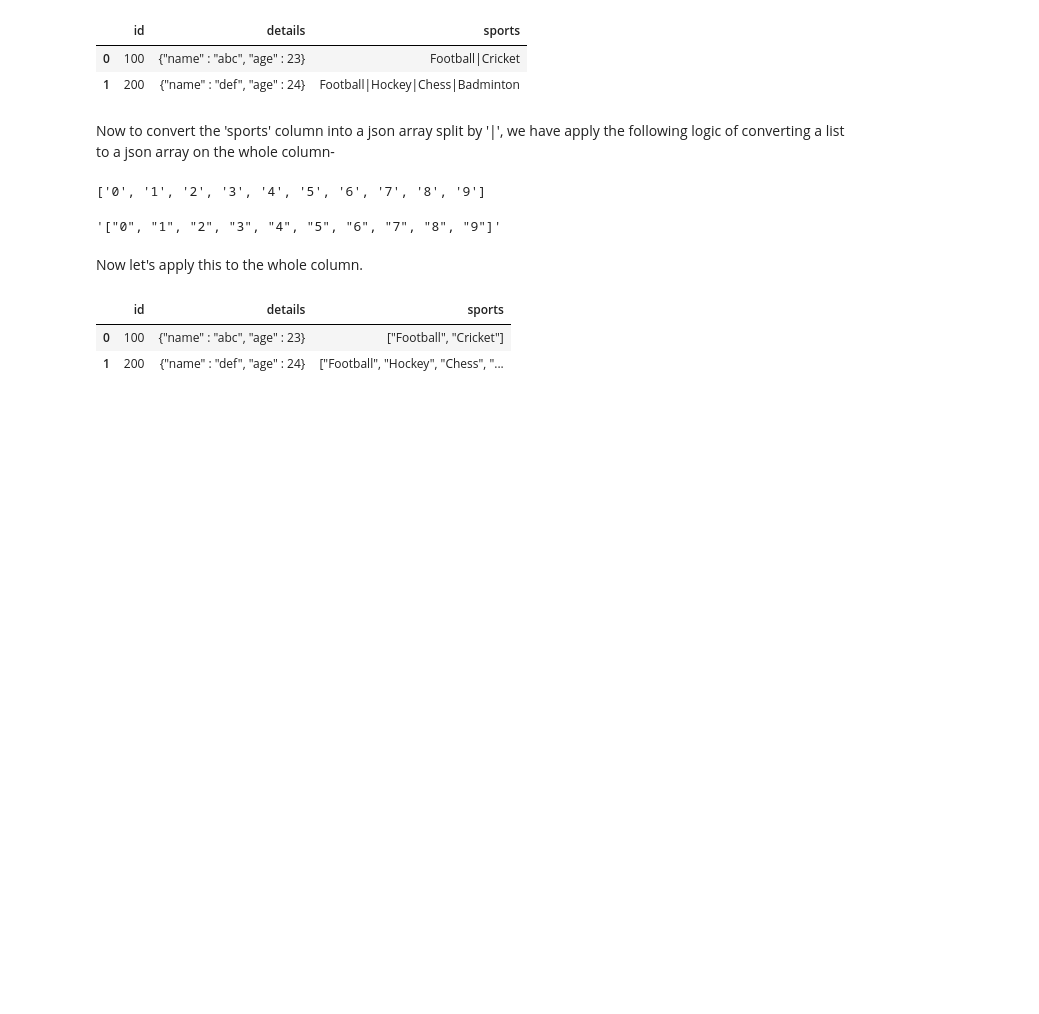
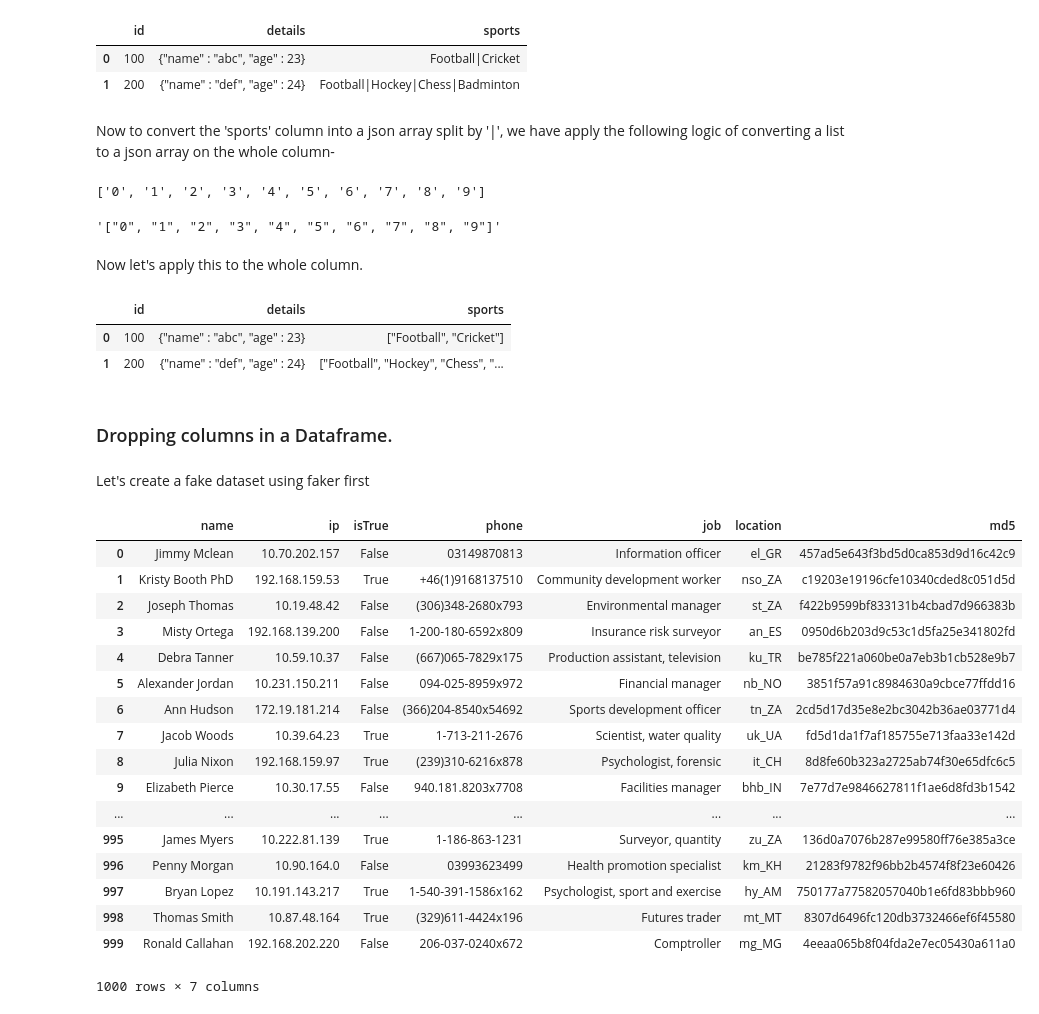
Before and after one commit to vineshtv/python, a Jupyter notebook: Pandas_notes.ipynb, the cells around one changed output. Drawn from its saved outputs; the diff is of its cells as text; code cells hidden in the pictures; blank space fills up the shorter version.

```diff
--- a/Pandas_notes.ipynb
+++ b/Pandas_notes.ipynb
@@ -56,3 +57,7 @@ df
 |  | id | details | sports |
 | 0 | 100 | {"name" : "abc", "age" : 23} | ["Football", "Cricket"] |
 | 1 | 200 | {"name" : "def", "age" : 24} | ["Football", "Hockey", "Chess", "... |
+# %% [markdown]
+### Dropping columns in a Dataframe.
+# %% [markdown]
+Let's create a fake dataset using faker first
@@ -58,0 +66,32 @@ df
+# %%
+fake = Faker()
+# %%
+df = pd.DataFrame()
+df['name'] = [fake.name() for _ in range(1000)]
+df['ip'] = [fake.ipv4_private(network=False, address_class=None) for _ in range(1000)]
+df['isTrue'] = np.random.randint(0, 2, size=1000, dtype=np.uint8).view(bool)
+df['phone'] = [fake.phone_number() for _ in range(1000)]
+df['job'] = [fake.job() for _ in range(1000)]
+df['location'] = [fake.locale() for _ in range(1000)]
+df['md5'] = [fake.md5(raw_output=False) for _ in range(1000)]
+# %%
+df
+# %% [output]
+|  | name | ip | isTrue | phone | job | location | md5 |
+| 0 | Jimmy Mclean | 10.70.202.157 | False | 03149870813 | Information officer | el_GR | 457ad5e643f3bd5d0ca853d9d16c42c9 |
+| 1 | Kristy Booth PhD | 192.168.159.53 | True | +46(1)9168137510 | Community development worker | nso_ZA | c19203e19196cfe10340cded8c051d5d |
+| 2 | Joseph Thomas | 10.19.48.42 | False | (306)348-2680x793 | Environmental manager | st_ZA | f422b9599bf833131b4cbad7d966383b |
+| 3 | Misty Ortega | 192.168.139.200 | False | 1-200-180-6592x809 | Insurance risk surveyor | an_ES | 0950d6b203d9c53c1d5fa25e341802fd |
+| 4 | Debra Tanner | 10.59.10.37 | False | (667)065-7829x175 | Production assistant, television | ku_TR | be785f221a060be0a7eb3b1cb528e9b7 |
+| 5 | Alexander Jordan | 10.231.150.211 | False | 094-025-8959x972 | Financial manager | nb_NO | 3851f57a91c8984630a9cbce77ffdd16 |
+| 6 | Ann Hudson | 172.19.181.214 | False | (366)204-8540x54692 | Sports development officer | tn_ZA | 2cd5d17d35e8e2bc3042b36ae03771d4 |
+| 7 | Jacob Woods | 10.39.64.23 | True | 1-713-211-2676 | Scientist, water quality | uk_UA | fd5d1da1f7af185755e713faa33e142d |
+| 8 | Julia Nixon | 192.168.159.97 | True | (239)310-6216x878 | Psychologist, forensic | it_CH | 8d8fe60b323a2725ab74f30e65dfc6c5 |
+| 9 | Elizabeth Pierce | 10.30.17.55 | False | 940.181.8203x7708 | Facilities manager | bhb_IN | 7e77d7e9846627811f1ae6d8fd3b1542 |
+| ... | ... | ... | ... | ... | ... | ... | ... |
+| 995 | James Myers | 10.222.81.139 | True | 1-186-863-1231 | Surveyor, quantity | zu_ZA | 136d0a7076b287e99580ff76e385a3ce |
+| 996 | Penny Morgan | 10.90.164.0 | False | 03993623499 | Health promotion specialist | km_KH | 21283f9782f96bb2b4574f8f23e60426 |
+| 997 | Bryan Lopez | 10.191.143.217 | True | 1-540-391-1586x162 | Psychologist, sport and exercise | hy_AM | 750177a77582057040b1e6fd83bbb960 |
+| 998 | Thomas Smith | 10.87.48.164 | True | (329)611-4424x196 | Futures trader | mt_MT | 8307d6496fc120db3732466ef6f45580 |
+| 999 | Ronald Callahan | 192.168.202.220 | False | 206-037-0240x672 | Comptroller | mg_MG | 4eeaa065b8f04fda2e7ec05430a611a0 |
+1000 rows × 7 columns
```
Also changed, not shown: parts of 4 cells of this notebook.
